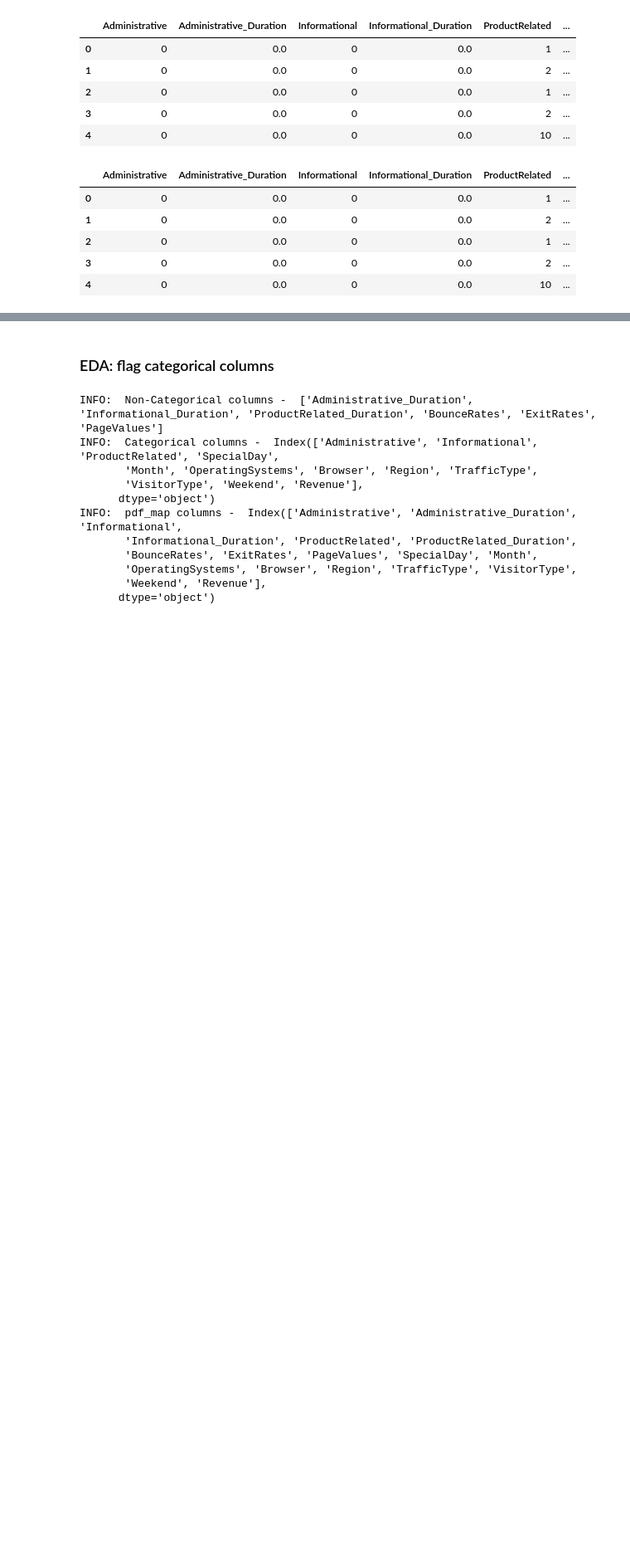
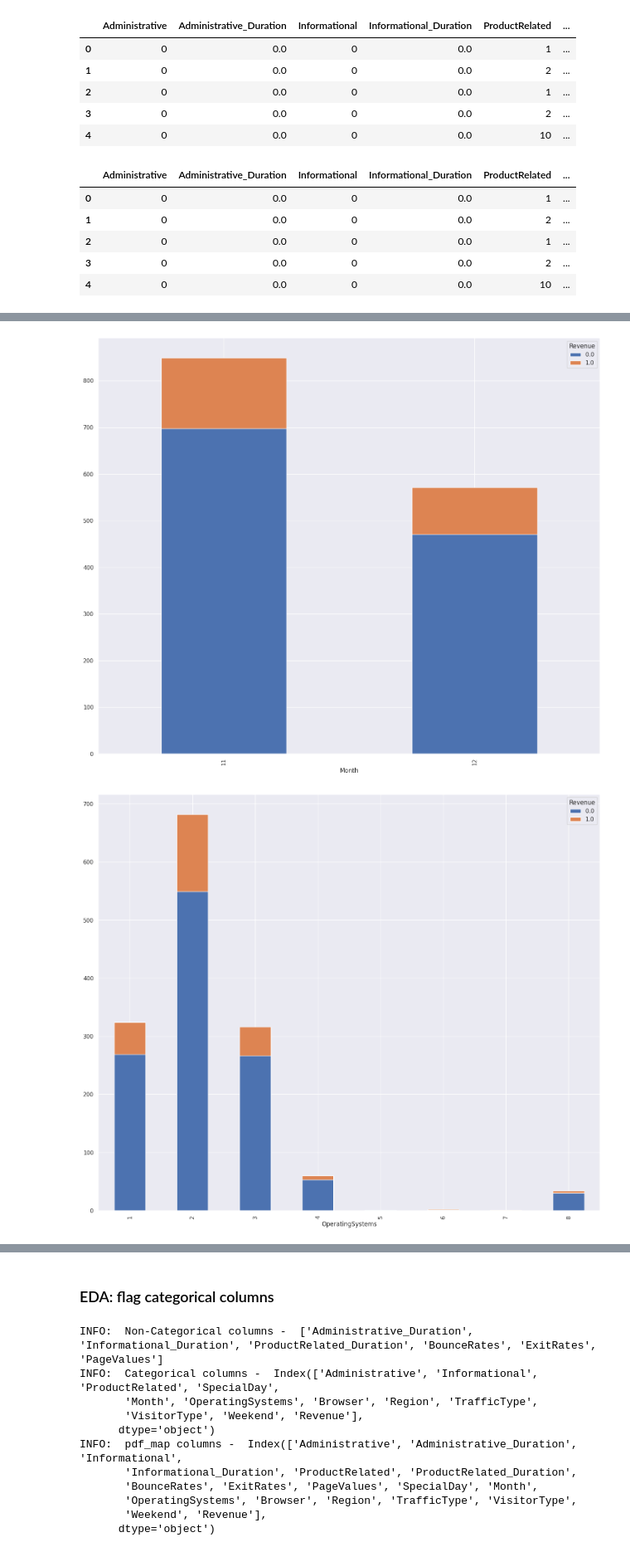
Before and after one commit to kidcoconut/fourthbrain, a Jupyter notebook: .assignments/midterm/MLE10_midterm.ipynb, the cells around one changed output, grey strips where cells are left out. Shown at 83% size. Cells and saved outputs as stored; diff of their text form; code cells hidden in the pictures; blank space fills up the shorter version.

```diff
--- a/.assignments/midterm/MLE10_midterm.ipynb
+++ b/.assignments/midterm/MLE10_midterm.ipynb
@@ -437,0 +601,20 @@ pdf_map.head()
+# %%
+aryPlotCols_ignored = ['ProductRelated', 'ProductRelated_Duration', 'BounceRates', \
+                'ExitRates', 'PageValues']
+aryPlotCols = ['Month', 'OperatingSystems', 'Browser', 'Region', \
+               'TrafficType', 'VisitorType', 'Weekend']
+pdf_plot = pdf_xTrain.copy()
+pdf_plot['Revenue'] = y_train
+
+#--- plot freq of Revenue vs colName
+for colName in aryPlotCols:
+  pdf_plot.groupby([colName, 'Revenue'])[colName].count()\
+            .unstack('Revenue').fillna(0)\
+            .plot(kind='bar', stacked=True)
+
+  #pdf_plot = pdf_plot.head(10)
+  #pdf_plot = pdf_plot.unstack('Revenue').fillna(0)
+  #pdf_plot.plot(kind='bar', stacked=True)
+# %% [output]
+[figure, added]
+[figure, added]
```
Also changed, not shown: parts of 55 cells of this notebook.
